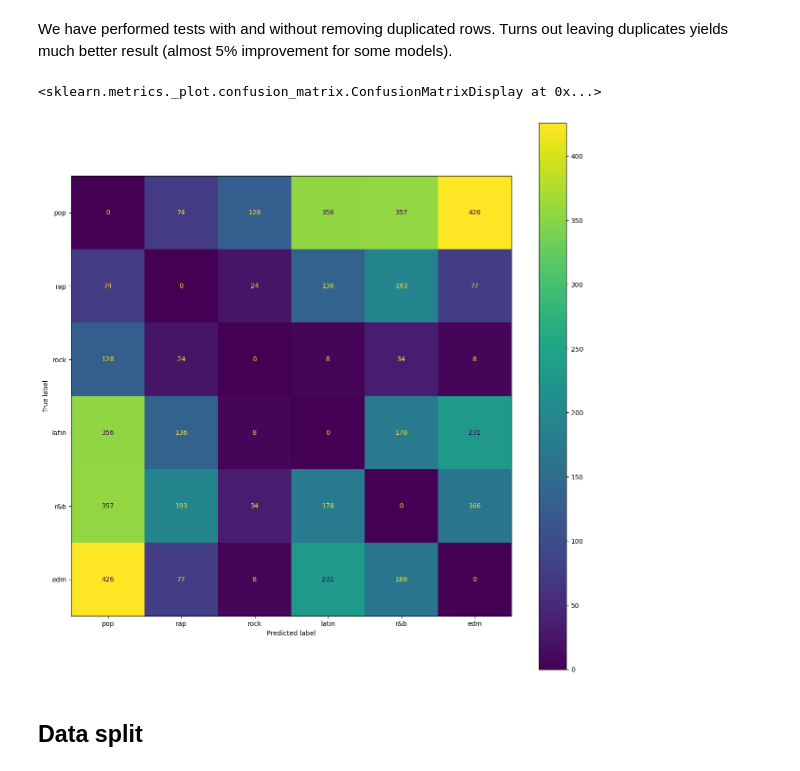
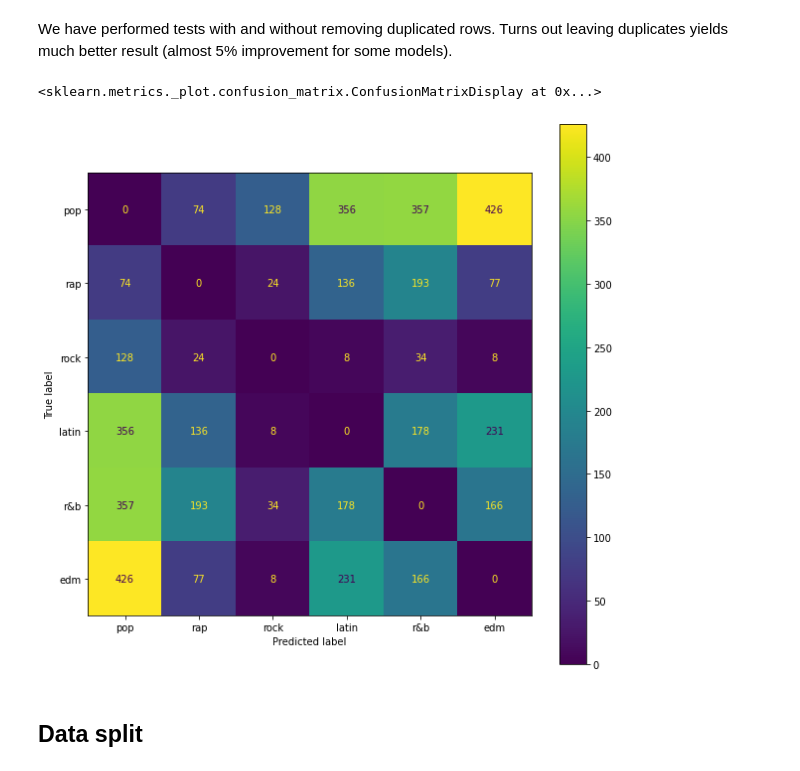
Before and after one commit to jkciesluk/ml_project, a Jupyter notebook: spotify.ipynb, the cells around one changed output. Cells and saved outputs as stored; diff of their text form; code cells hidden in the pictures.

```diff
--- a/spotify.ipynb
+++ b/spotify.ipynb
@@ -204,11 +204,12 @@ for lst in result_list_of_lists:
 # %%
 conf_matrix = confusion_matrix(real,predicted)
 
 disp = ConfusionMatrixDisplay(conf_matrix,display_labels=map_genres)
+plt.rcParams['figure.figsize'] = [10, 10]
 disp.plot()
 # %% [output]
 <sklearn.metrics._plot.confusion_matrix.ConfusionMatrixDisplay at 0x...>
-[figure, old version]
+[figure, new version]
 # %% [markdown]
 ## Data split
 # %%
```
Also changed, not shown: parts of 35 cells of this notebook.
